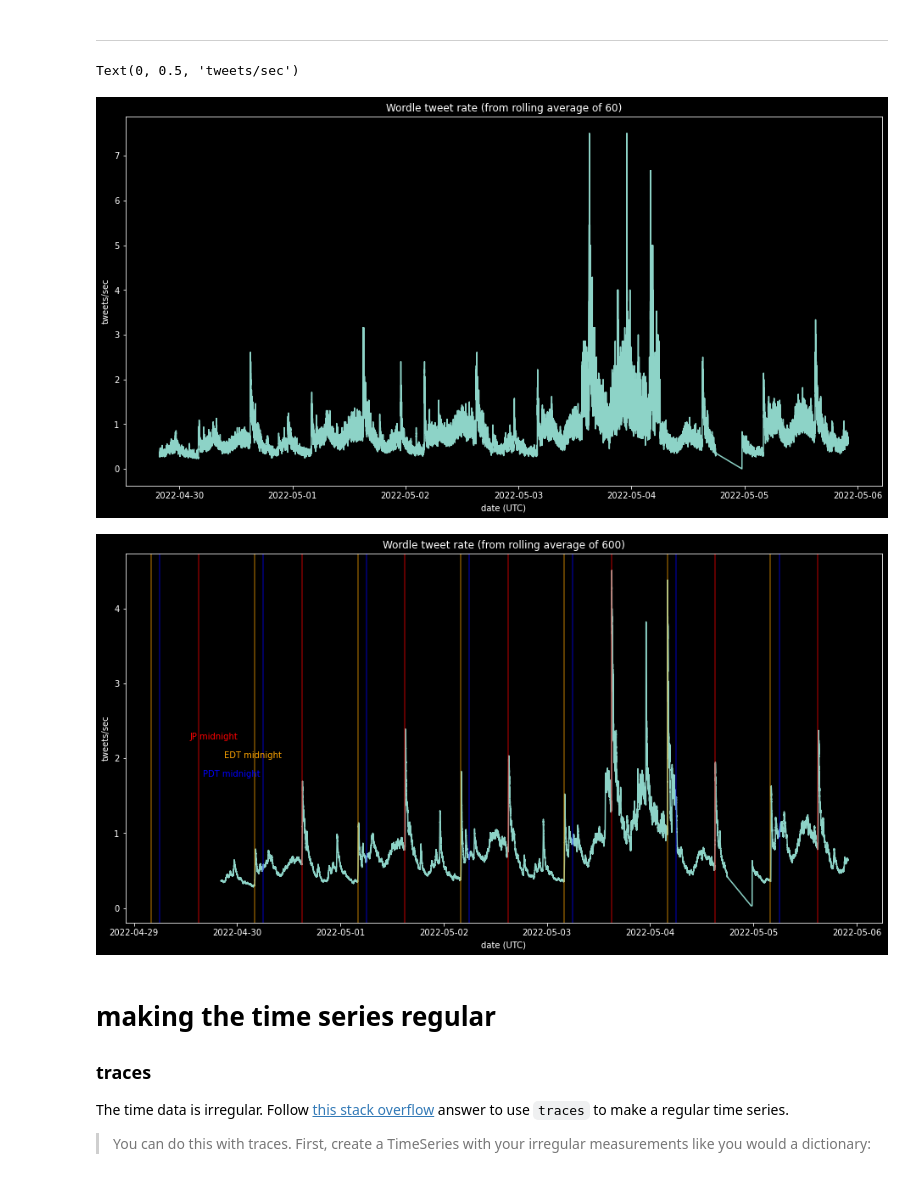
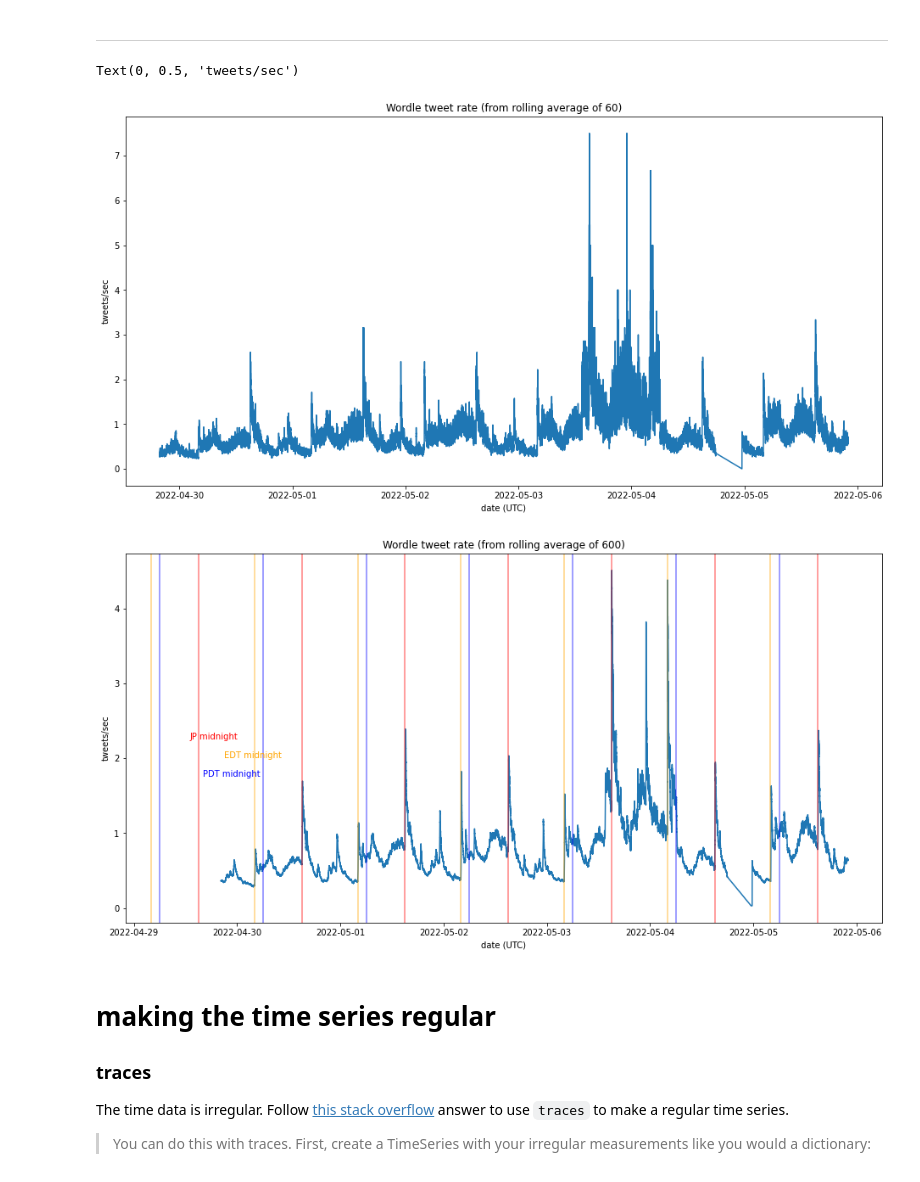
Before and after one commit to dtersegno/capstone, a Jupyter notebook: data_acquisition/4_EDA.ipynb, the cells around one changed output. Cells and saved outputs as stored; diff of their text form; code cells hidden in the pictures.

```diff
--- a/data_acquisition/4_EDA.ipynb
+++ b/data_acquisition/4_EDA.ipynb
@@ -37,9 +42,11 @@ import seaborn as sns
 #pandas options
 pd.options.display.max_columns = 100
 
-plt.style.use('dark_background')
+plt.style.use('default')
 
 merged_data_path = '../merged_data/'
+
+%matplotlib inline
 # %%
 # install traces
 import traces
@@ -2127,7 +2128,7 @@ plt.xlabel("date (UTC)")
 plt.ylabel("tweets/sec")
 # %% [output]
 Text(0, 0.5, 'tweets/sec')
-[figure, old version]
+[figure, new version]
 # %%
 #make special times for certain parts of the country
 
@@ -2145,26 +2145,24 @@ def midnight_datetime_may2(offset, tzinfo = UTC):
     midnight = datetime(2022, 5, 2, 0 + offset, 0, 0 ,tzinfo = tzinfo)
     return midnight
 # %%
-UTC = tz.gettz('UTC')
-edt_offset = 4 # 4 am utc == midnight east coast usa. gmt -4
 edt_text_position = datetime(2022, 4, 29, 21, 0, 0, tzinfo = UTC)
 jp_text_position = datetime(2022, 4, 29, 13, 0, 0, tzinfo = UTC)
 pdt_text_position = datetime(2022, 4, 29, 16, 0 ,0, tzinfo = UTC)
 
 plt.figure(figsize=(16,8))
 plt.plot(tudf['created_at'], tudf['ones']/tudf['time_since_last_tweet_rolling_600'])
 plt.title("Wordle tweet rate (from rolling average of 600)")
 plt.xlabel("date (UTC)")
 plt.ylabel("tweets/sec")
 plt.text(edt_text_position, 2, "EDT midnight", color = 'orange')
 plt.text(jp_text_position, 2.25, "JP midnight", color = 'r')
 plt.text(pdt_text_position, 1.75, "PDT midnight", color = 'b')
 for day_offset in range(-2,5):
     plt.axvline(dt.timedelta(days=day_offset)+datetime(2022, 5, 1, 0 + pdt_offset, 0 , 0, tzinfo = UTC), color = colors.to_rgba('b', 0.5))
     plt.axvline(dt.timedelta(days=day_offset)+datetime(2022, 5, 1, 0 + tokyo_offset, 0 ,0 ,tzinfo = UTC), color = colors.to_rgba('r', 0.5))
     plt.axvline(dt.timedelta(days=day_offset)+datetime(2022, 5, 1, 0 + edt_offset, 0, 0 ,tzinfo = UTC), color = colors.to_rgba('orange',0.5))
 # %% [output]
-[figure, old version]
+[figure, new version]
 # %%
 tudf['tweet_rate_60'] = tudf['ones']/tudf['time_since_last_tweet_rolling_60']
 tudf['tweet_rate_600'] = tudf['ones']/tudf['time_since_last_tweet_rolling_600']
```
Also changed, not shown: parts of 75 cells of this notebook, 4 other files.
